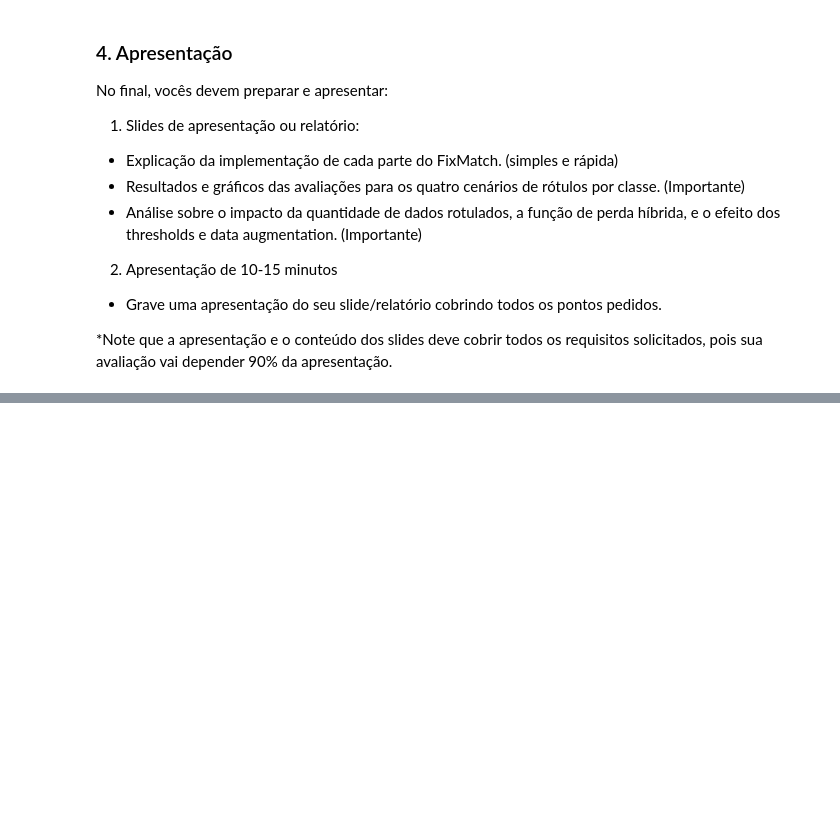
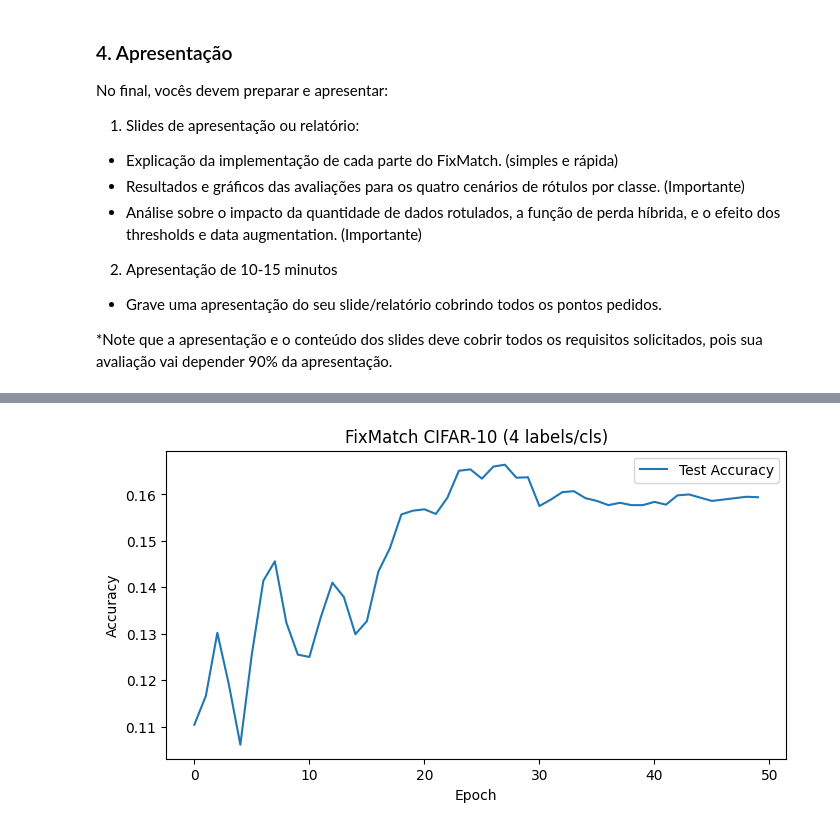
Before and after one commit to PAULA-123/FixMatch_deep_learning, a Jupyter notebook: FixMatch.ipynb, the cells around one changed output, grey strips where cells are left out. Saved outputs shown, nothing was run; the diff lists cells and outputs as text; code cells hidden in the pictures; blank space fills up the shorter version.

```diff
--- a/FixMatch.ipynb
+++ b/FixMatch.ipynb
@@ -71,0 +144,7 @@ No final, vocês devem preparar e apresentar:
+# %%
+def get_model(num_classes=10):
+    model = torchvision.models.resnet18(pretrained=False)
+    model.conv1 = nn.Conv2d(3, 64, kernel_size=3, stride=1, padding=1, bias=False)
+    model.maxpool = nn.Identity()
+    model.fc = nn.Linear(model.fc.in_features, num_classes)
+    return model
@@ -71,0 +234,14 @@ No final, vocês devem preparar e apresentar:
+# %%
+model = get_model().to(device)
+optimizer = optim.SGD(model.parameters(), lr=0.03, momentum=0.9, weight_decay=5e-4)
+scheduler = optim.lr_scheduler.CosineAnnealingLR(optimizer, T_max=50)
+
+train_loss_hist, acc_hist = [], []
+
+for epoch in range(1, 51):  # 50 epochs de demonstração
+    loss = train_fixmatch(model, device, labeled_loader, unlabeled_loader, optimizer, epoch, lambda_u=1.0, threshold=0.95)
+    acc = evaluate(model, device, test_loader)
+    scheduler.step()
+    train_loss_hist.append(loss)
+    acc_hist.append(acc)
+    print(f"Epoch {epoch:03d} | Loss: {loss:.3f} | Test Acc: {acc*100:.2f}%")
@@ -71,0 +262,10 @@ No final, vocês devem preparar e apresentar:
+# %%
+plt.figure(figsize=(8,4))
+plt.plot(acc_hist, label='Test Accuracy')
+plt.xlabel("Epoch")
+plt.ylabel("Accuracy")
+plt.title("FixMatch CIFAR-10 (4 labels/cls)")
+plt.legend()
+plt.show()
+# %% [output]
+[figure, added]
```
Also changed, not shown: parts of 12 cells of this notebook.
